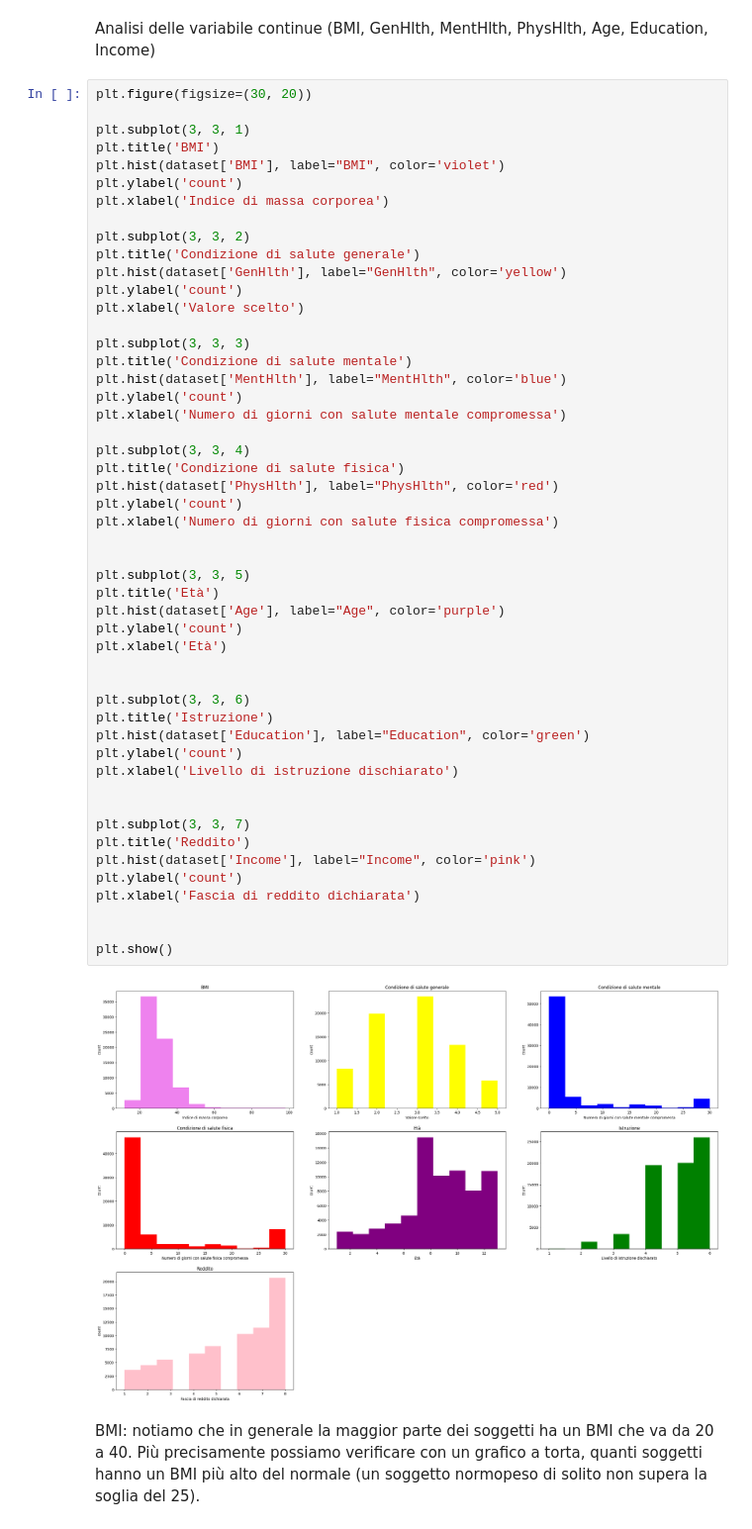
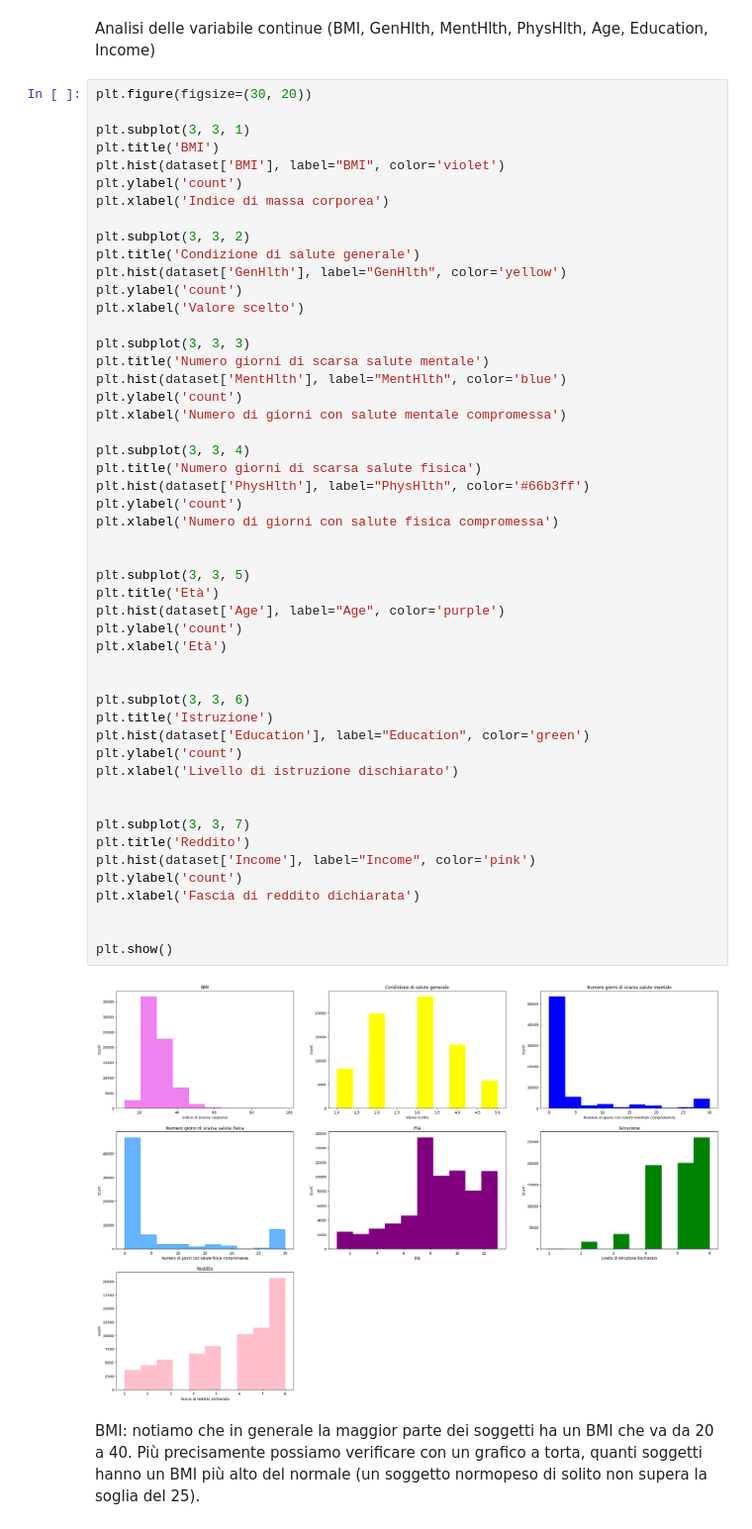
Before and after one commit to Aleversari15/ProgettoDataIntensive2024, a Jupyter notebook: diabetesHealth.ipynb, the cells around one changed output. Shown at 99% size. Drawn from its saved outputs; the diff is of its cells as text.

```diff
--- a/diabetesHealth.ipynb
+++ b/diabetesHealth.ipynb
@@ -169,42 +169,42 @@ plt.ylabel('count')
 plt.xlabel('Valore scelto')
 
 plt.subplot(3, 3, 3)
-plt.title('Condizione di salute mentale')
+plt.title('Numero giorni di scarsa salute mentale')
 plt.hist(dataset['MentHlth'], label="MentHlth", color='blue')
 plt.ylabel('count')
 plt.xlabel('Numero di giorni con salute mentale compromessa')
 
 plt.subplot(3, 3, 4)
-plt.title('Condizione di salute fisica')
-plt.hist(dataset['PhysHlth'], label="PhysHlth", color='red')
+plt.title('Numero giorni di scarsa salute fisica')
+plt.hist(dataset['PhysHlth'], label="PhysHlth", color='#66b3ff')
 plt.ylabel('count')
 plt.xlabel('Numero di giorni con salute fisica compromessa')
 
 
 plt.subplot(3, 3, 5)
 plt.title('Età')
 plt.hist(dataset['Age'], label="Age", color='purple')
 plt.ylabel('count')
 plt.xlabel('Età')
 
 
 plt.subplot(3, 3, 6)
 plt.title('Istruzione')
 plt.hist(dataset['Education'], label="Education", color='green')
 plt.ylabel('count')
 plt.xlabel('Livello di istruzione dischiarato')
 
 
 plt.subplot(3, 3, 7)
 plt.title('Reddito')
 plt.hist(dataset['Income'], label="Income", color='pink')
 plt.ylabel('count')
 plt.xlabel('Fascia di reddito dichiarata')
 
 
 plt.show()
 # %% [output]
-[figure, old version]
+[figure, new version]
 # %% [markdown]
 BMI: notiamo che in generale la maggior parte dei soggetti ha un BMI che va da 20 a 40. Più precisamente possiamo verificare con un grafico a torta, quanti soggetti hanno un BMI più alto del normale (un soggetto normopeso di solito non supera la soglia del 25).
 # %%
```
Also changed, not shown: parts of 4 cells of this notebook.
